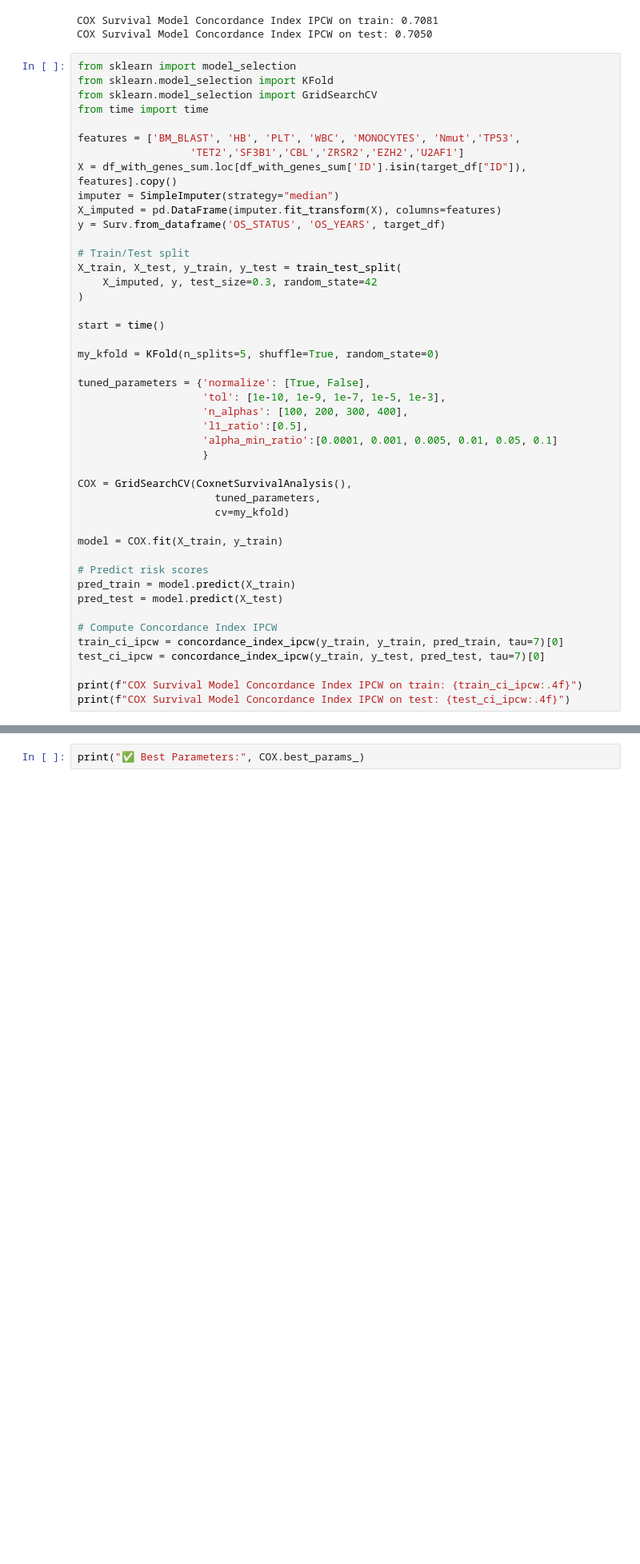
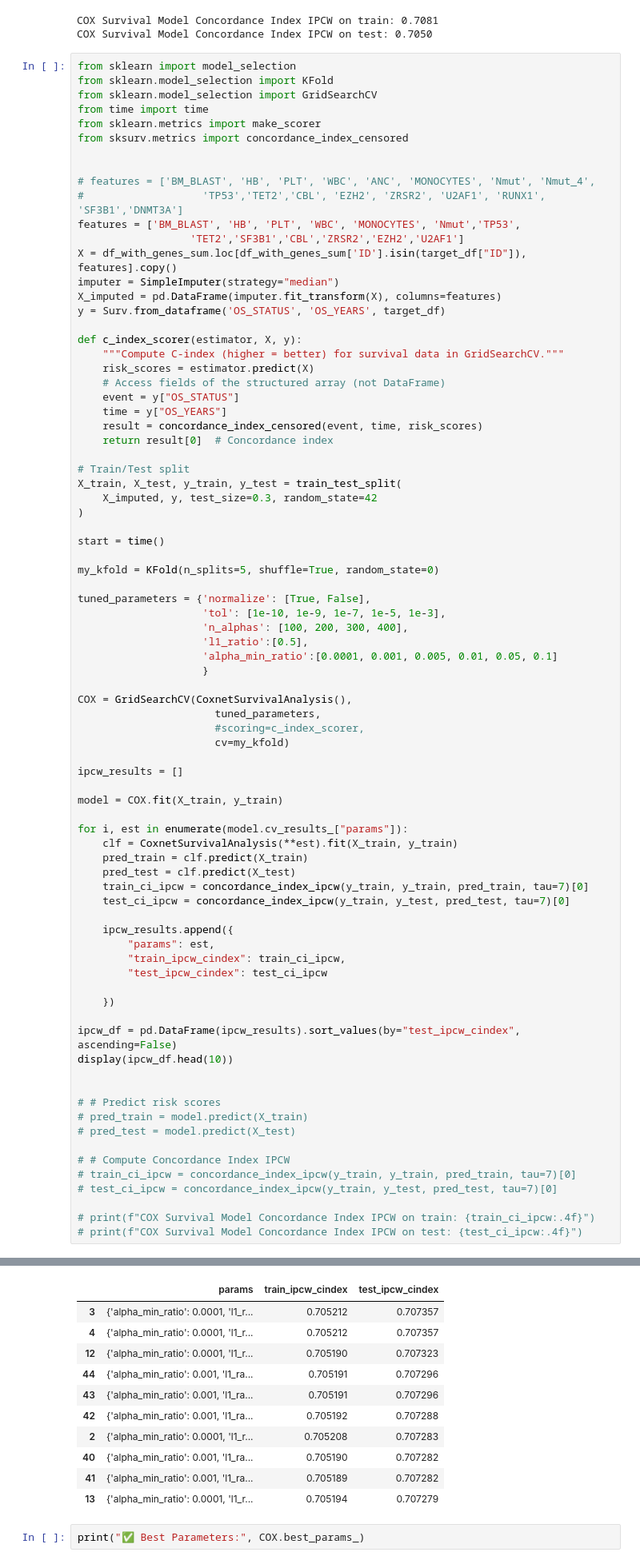
Before and after one commit to grandede-afk/Data-Challenge-Stasc, a Jupyter notebook: test_predictors.ipynb, the cells around one changed output, grey strips where cells are left out. Shown: that part at 80% size. Cells and saved outputs as stored; diff of their text form; blank space fills up the shorter version.

```diff
--- a/test_predictors.ipynb
+++ b/test_predictors.ipynb
@@ -712,13 +833,27 @@ from sklearn import model_selection
 from sklearn.model_selection import KFold
 from sklearn.model_selection import GridSearchCV
 from time import time
+from sklearn.metrics import make_scorer
+from sksurv.metrics import concordance_index_censored
 
+
+# features = ['BM_BLAST', 'HB', 'PLT', 'WBC', 'ANC', 'MONOCYTES', 'Nmut', 'Nmut_4',
+#                   'TP53','TET2','CBL', 'EZH2', 'ZRSR2', 'U2AF1', 'RUNX1', 'SF3B1','DNMT3A']
 features = ['BM_BLAST', 'HB', 'PLT', 'WBC', 'MONOCYTES', 'Nmut','TP53',
                   'TET2','SF3B1','CBL','ZRSR2','EZH2','U2AF1']
 X = df_with_genes_sum.loc[df_with_genes_sum['ID'].isin(target_df["ID"]), features].copy()
 imputer = SimpleImputer(strategy="median")
 X_imputed = pd.DataFrame(imputer.fit_transform(X), columns=features)
 y = Surv.from_dataframe('OS_STATUS', 'OS_YEARS', target_df)
+
+def c_index_scorer(estimator, X, y):
+    """Compute C-index (higher = better) for survival data in GridSearchCV."""
+    risk_scores = estimator.predict(X)
+    # Access fields of the structured array (not DataFrame)
+    event = y["OS_STATUS"]
+    time = y["OS_YEARS"]
+    result = concordance_index_censored(event, time, risk_scores)
+    return result[0]  # Concordance index
 
 # Train/Test split
 X_train, X_test, y_train, y_test = train_test_split(
@@ -738,18 +873,39 @@ tuned_parameters = {'normalize': [True, False],
 
 COX = GridSearchCV(CoxnetSurvivalAnalysis(),
                       tuned_parameters,
+                      #scoring=c_index_scorer,
                       cv=my_kfold)
+
+ipcw_results = []
 
 model = COX.fit(X_train, y_train)
 
-# Predict risk scores
-pred_train = model.predict(X_train)
-pred_test = model.predict(X_test)
+for i, est in enumerate(model.cv_results_["params"]):
+    clf = CoxnetSurvivalAnalysis(**est).fit(X_train, y_train)
+    pred_train = clf.predict(X_train)
+    pred_test = clf.predict(X_test)
+    train_ci_ipcw = concordance_index_ipcw(y_train, y_train, pred_train, tau=7)[0]
+    test_ci_ipcw = concordance_index_ipcw(y_train, y_test, pred_test, tau=7)[0]
 
-# Compute Concordance Index IPCW
-train_ci_ipcw = concordance_index_ipcw(y_train, y_train, pred_train, tau=7)[0]
-test_ci_ipcw = concordance_index_ipcw(y_train, y_test, pred_test, tau=7)[0]
+    ipcw_results.append({
+        "params": est,
+        "train_ipcw_cindex": train_ci_ipcw,
+        "test_ipcw_cindex": test_ci_ipcw
 
-print(f"COX Survival Model Concordance Index IPCW on train: {train_ci_ipcw:.4f}")
-print(f"COX Survival Model Concordance Index IPCW on test: {test_ci_ipcw:.4f}")
+    })
+
+ipcw_df = pd.DataFrame(ipcw_results).sort_values(by="test_ipcw_cindex", ascending=False)
+display(ipcw_df.head(10))
+
+
+# # Predict risk scores
+# pred_train = model.predict(X_train)
+# pred_test = model.predict(X_test)
+
+# # Compute Concordance Index IPCW
+# train_ci_ipcw = concordance_index_ipcw(y_train, y_train, pred_train, tau=7)[0]
+# test_ci_ipcw = concordance_index_ipcw(y_train, y_test, pred_test, tau=7)[0]
+
+# print(f"COX Survival Model Concordance Index IPCW on train: {train_ci_ipcw:.4f}")
+# print(f"COX Survival Model Concordance Index IPCW on test: {test_ci_ipcw:.4f}")
 # %% [output]
@@ -758,3 +912,14 @@ COX Survival Model Concordance Index IPCW on test: 0.7071
+|  | params | train_ipcw_cindex | test_ipcw_cindex |
+| 3 | {'alpha_min_ratio': 0.0001, 'l1_r... | 0.705212 | 0.707357 |
+| 4 | {'alpha_min_ratio': 0.0001, 'l1_r... | 0.705212 | 0.707357 |
+| 12 | {'alpha_min_ratio': 0.0001, 'l1_r... | 0.705190 | 0.707323 |
+| 44 | {'alpha_min_ratio': 0.001, 'l1_ra... | 0.705191 | 0.707296 |
+| 43 | {'alpha_min_ratio': 0.001, 'l1_ra... | 0.705191 | 0.707296 |
+| 42 | {'alpha_min_ratio': 0.001, 'l1_ra... | 0.705192 | 0.707288 |
+| 2 | {'alpha_min_ratio': 0.0001, 'l1_r... | 0.705208 | 0.707283 |
+| 40 | {'alpha_min_ratio': 0.001, 'l1_ra... | 0.705190 | 0.707282 |
+| 41 | {'alpha_min_ratio': 0.001, 'l1_ra... | 0.705189 | 0.707282 |
+| 13 | {'alpha_min_ratio': 0.0001, 'l1_r... | 0.705194 | 0.707279 |
 # %%
 print("✅ Best Parameters:", COX.best_params_)
 # %% [output]
```
Also changed, not shown: parts of 14 cells of this notebook, 5 other files.
